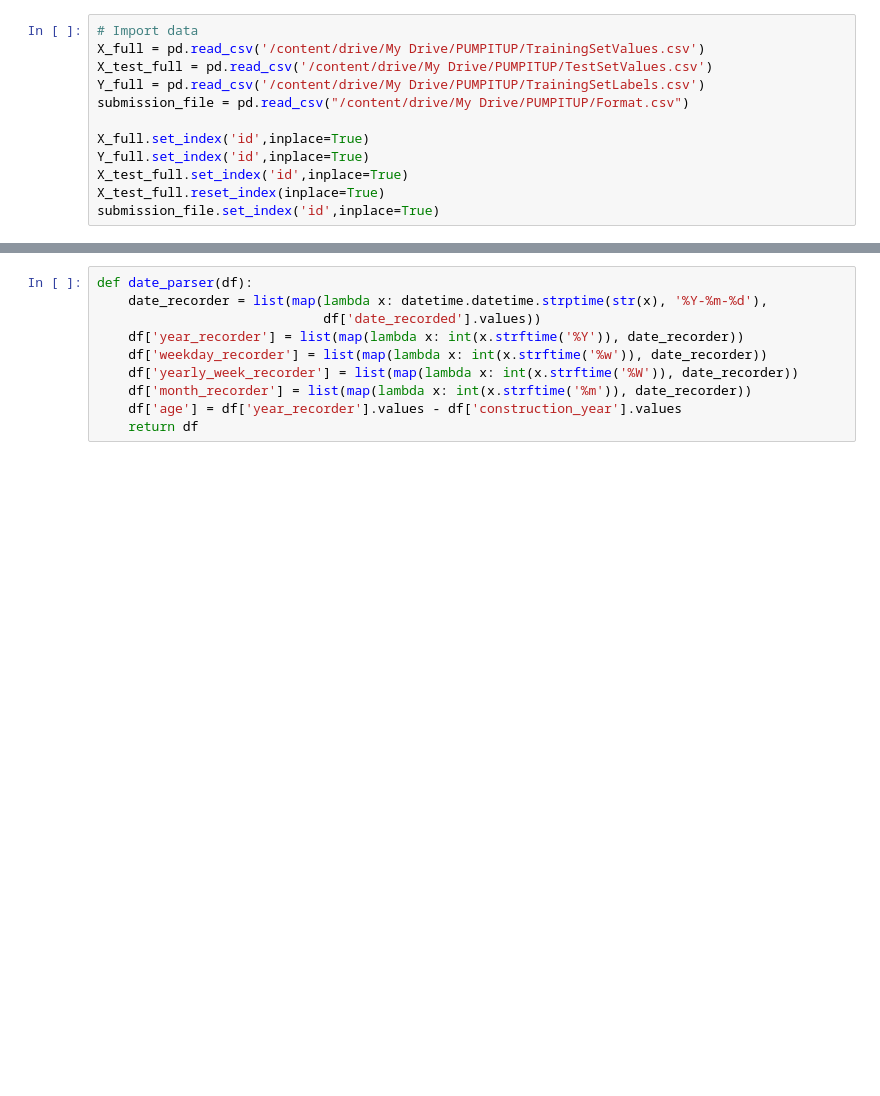
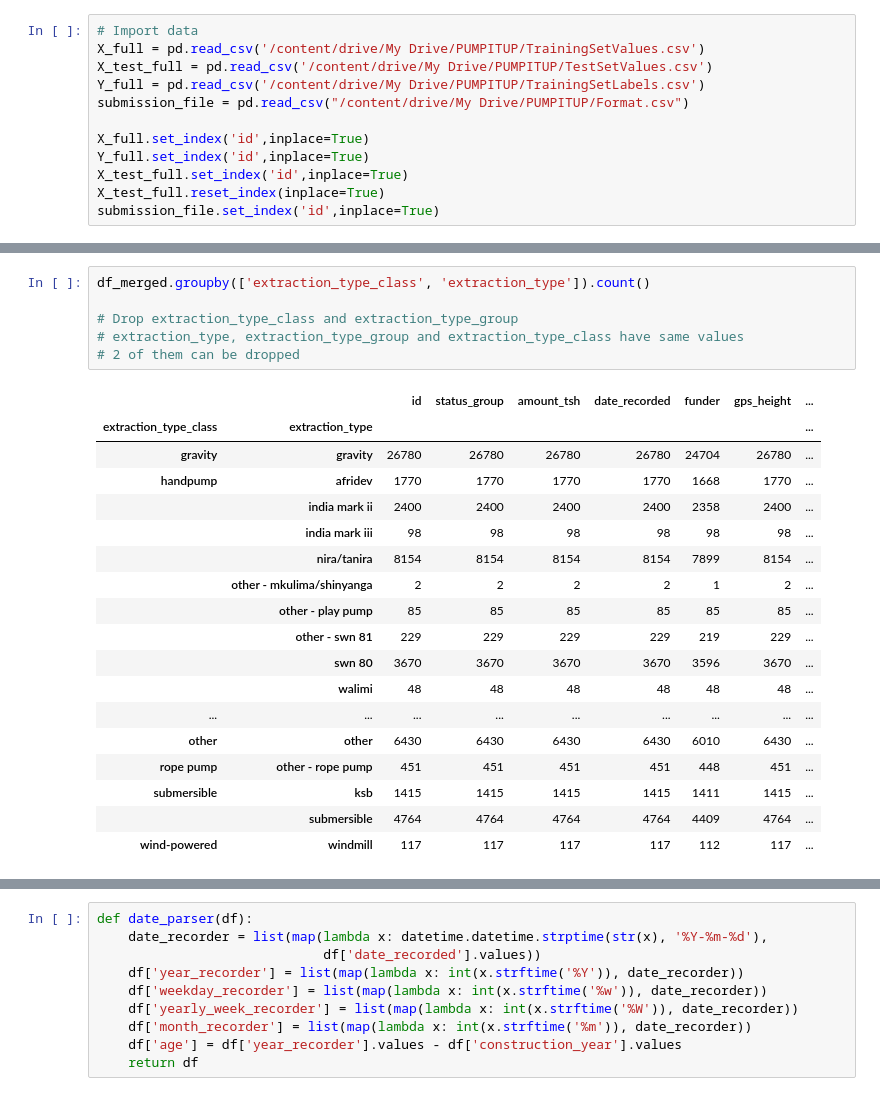
Before and after one commit to RashmikaLakshan/ML_project_PumpItUp, a Jupyter notebook: PumpItUp.ipynb, the cells around one changed output, grey strips where cells are left out. Saved outputs shown, nothing was run; the diff lists cells and outputs as text; blank space fills up the shorter version.

```diff
--- a/PumpItUp.ipynb
+++ b/PumpItUp.ipynb
@@ -37,0 +452,25 @@ df_merged.reset_index(inplace=True)
+# %%
+df_merged.groupby(['extraction_type_class', 'extraction_type']).count()
+
+# Drop extraction_type_class and extraction_type_group
+# extraction_type, extraction_type_group and extraction_type_class have same values
+# 2 of them can be dropped
+# %% [output]
+|  |  | id | status_group | amount_tsh | date_recorded | funder | gps_height | ... |
+| extraction_type_class | extraction_type |  |  |  |  |  |  | ... |
+| gravity | gravity | 26780 | 26780 | 26780 | 26780 | 24704 | 26780 | ... |
+| handpump | afridev | 1770 | 1770 | 1770 | 1770 | 1668 | 1770 | ... |
+|  | india mark ii | 2400 | 2400 | 2400 | 2400 | 2358 | 2400 | ... |
+|  | india mark iii | 98 | 98 | 98 | 98 | 98 | 98 | ... |
+|  | nira/tanira | 8154 | 8154 | 8154 | 8154 | 7899 | 8154 | ... |
+|  | other - mkulima/shinyanga | 2 | 2 | 2 | 2 | 1 | 2 | ... |
+|  | other - play pump | 85 | 85 | 85 | 85 | 85 | 85 | ... |
+|  | other - swn 81 | 229 | 229 | 229 | 229 | 219 | 229 | ... |
+|  | swn 80 | 3670 | 3670 | 3670 | 3670 | 3596 | 3670 | ... |
+|  | walimi | 48 | 48 | 48 | 48 | 48 | 48 | ... |
+| ... | ... | ... | ... | ... | ... | ... | ... | ... |
+| other | other | 6430 | 6430 | 6430 | 6430 | 6010 | 6430 | ... |
+| rope pump | other - rope pump | 451 | 451 | 451 | 451 | 448 | 451 | ... |
+| submersible | ksb | 1415 | 1415 | 1415 | 1415 | 1411 | 1415 | ... |
+|  | submersible | 4764 | 4764 | 4764 | 4764 | 4409 | 4764 | ... |
+| wind-powered | windmill | 117 | 117 | 117 | 117 | 112 | 117 | ... |
```
Also changed, not shown: parts of 64 cells of this notebook.
